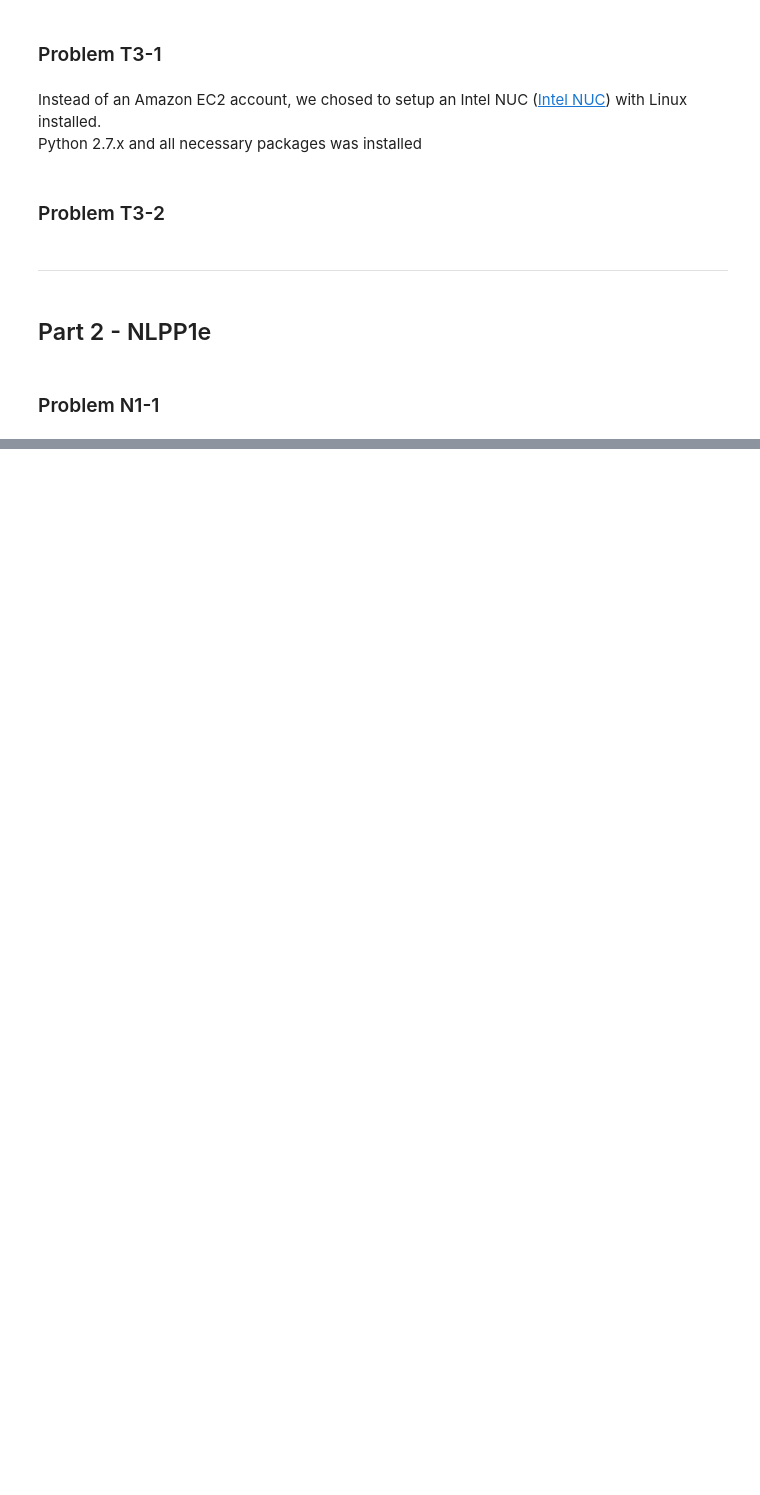
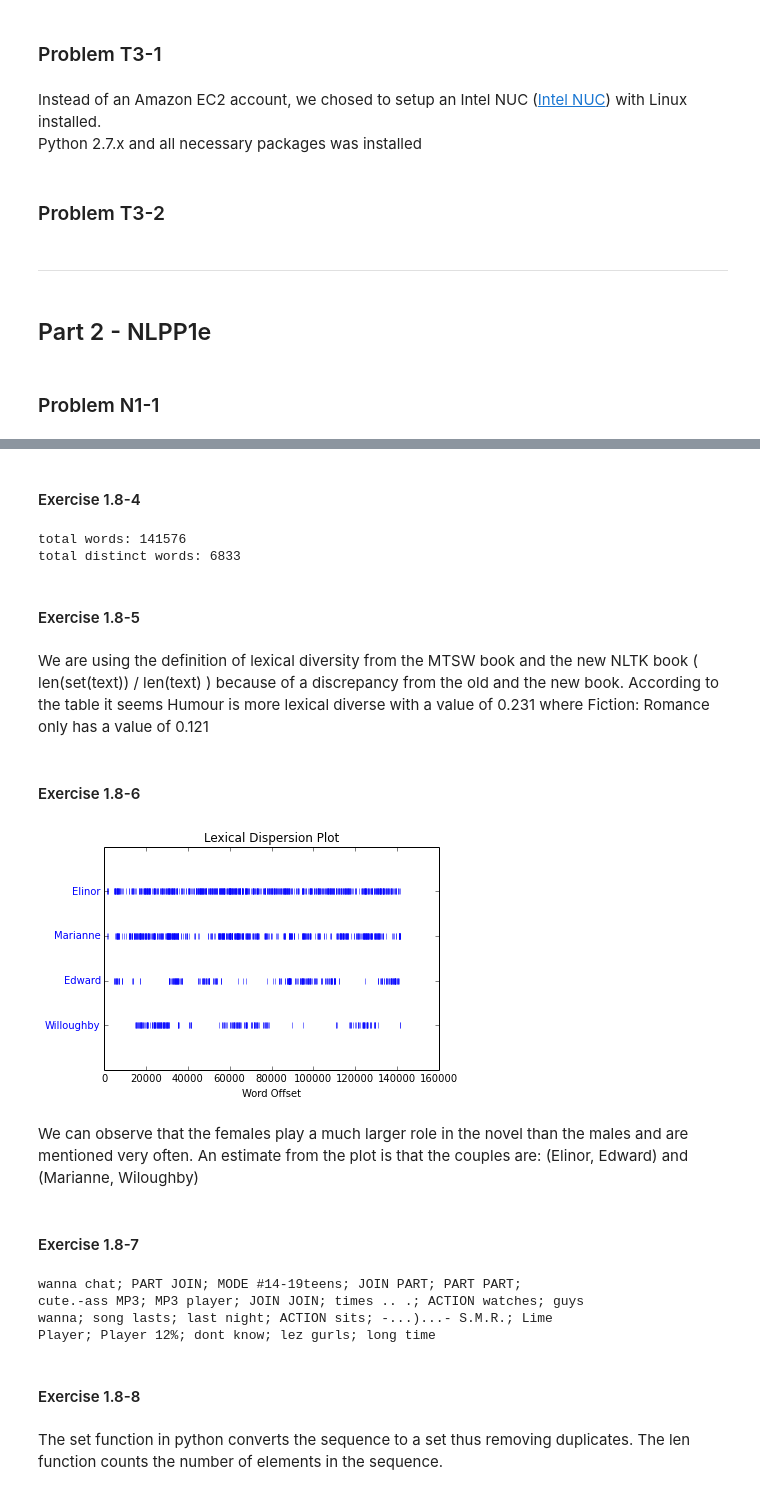
Before and after one commit to syre/social-graphs-and-interactions, a Jupyter notebook: Assignment 1.ipynb, the cells around one changed output, grey strips where cells are left out. Saved outputs shown, nothing was run; the diff lists cells and outputs as text; code cells hidden in the pictures; blank space fills up the shorter version.

```diff
--- a/Assignment 1.ipynb
+++ b/Assignment 1.ipynb
@@ -211,0 +292,35 @@ Python 2.7.x and all necessary packages was installed
+# %% [markdown]
+#### Exercise 1.8-4
+# %%
+print("total words: {0}".format(len(text2)))
+print("total distinct words: {0}".format(len(set(text2))))
+# %% [output]
+total words: 141576
+total distinct words: 6833
+# %% [markdown]
+#### Exercise 1.8-5
+# %% [markdown]
+We are using the definition of lexical diversity from the MTSW book and the new NLTK book ( len(set(text)) / len(text) ) because of a discrepancy from the old and the new book. According to the table it seems Humour is more lexical diverse with a value of 0.231 where Fiction: Romance only has a value of 0.121
+# %% [markdown]
+#### Exercise 1.8-6
+# %%
+text2.dispersion_plot(["Elinor", "Marianne", "Edward", "Willoughby"])
+# %% [output]
+[figure, added]
+# %% [markdown]
+We can observe that the females play a much larger role in the novel than the males and are mentioned very often.
+An estimate from the plot is that the couples are: (Elinor, Edward) and (Marianne, Wiloughby)
+# %% [markdown]
+#### Exercise 1.8-7
+# %%
+text5.collocations()
+# %% [output]
+wanna chat; PART JOIN; MODE #14-19teens; JOIN PART; PART PART;
+cute.-ass MP3; MP3 player; JOIN JOIN; times .. .; ACTION watches; guys
+wanna; song lasts; last night; ACTION sits; -...)...- S.M.R.; Lime
+Player; Player 12%; dont know; lez gurls; long time
+# %% [markdown]
+#### Exercise 1.8-8
+# %% [markdown]
+The set function in python converts the sequence to a set thus removing duplicates.
+The len function counts the number of elements in the sequence.
```
Also changed, not shown: parts of 87 cells of this notebook, 4 other files.
